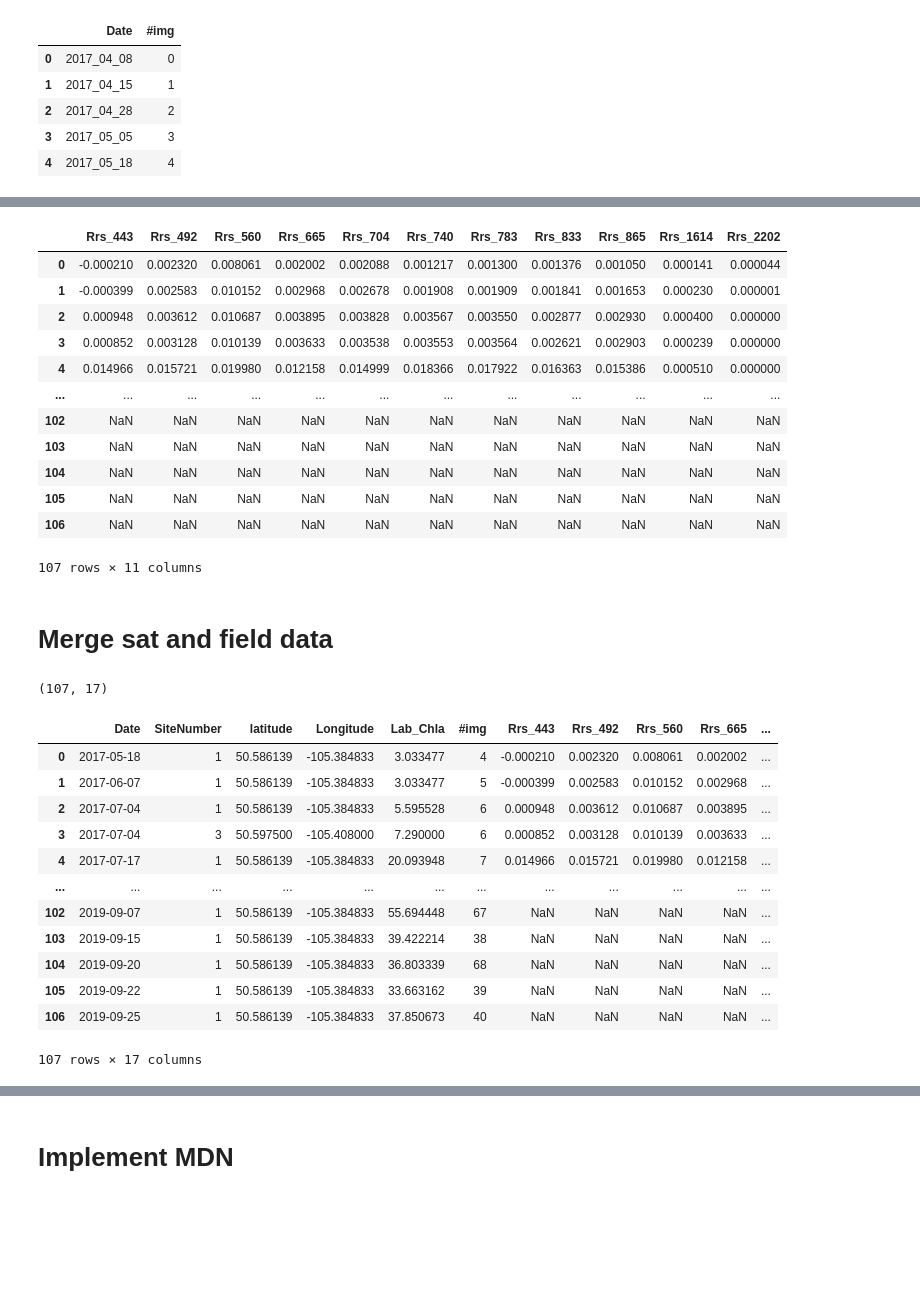
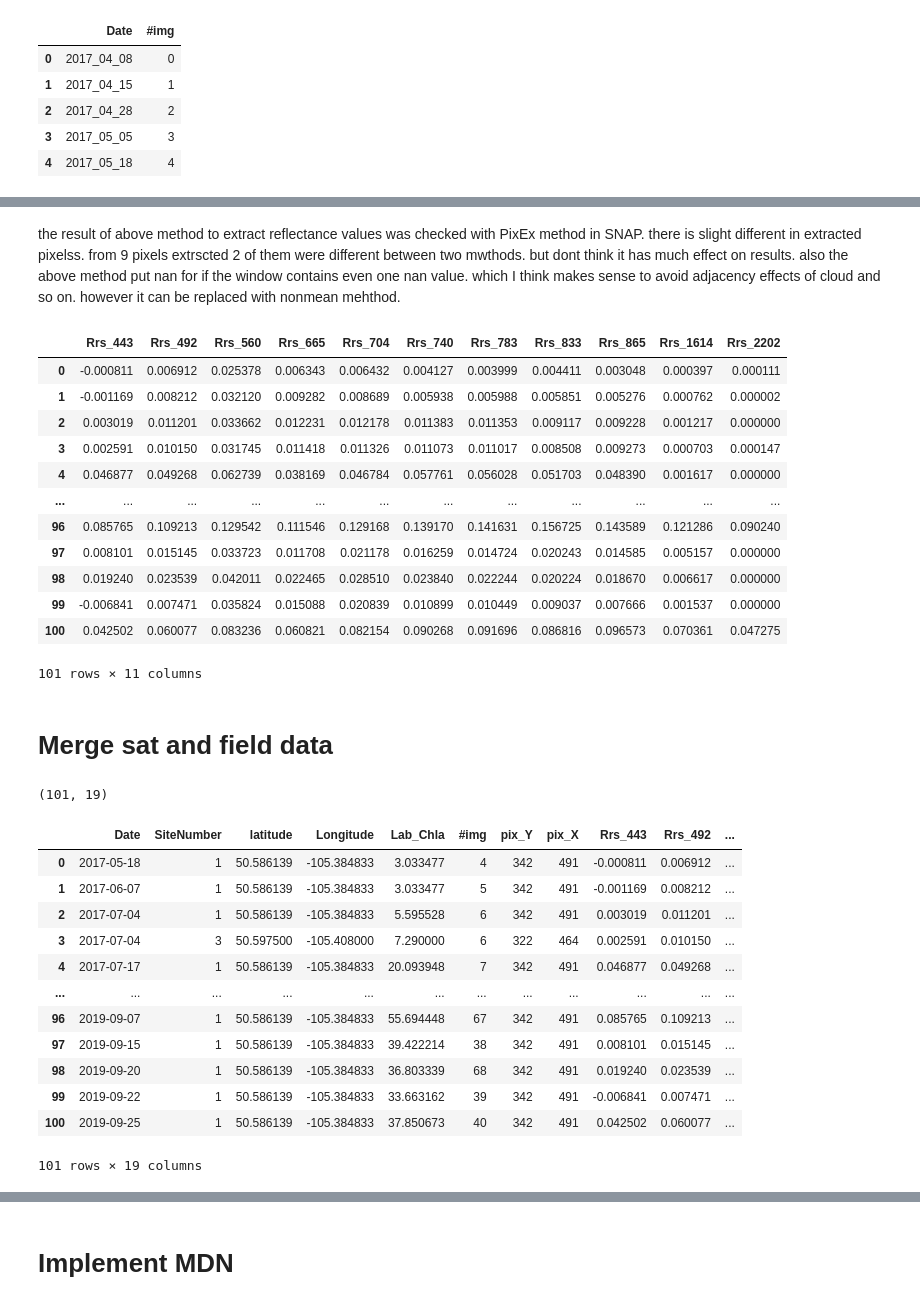
Before and after one commit to AmirM69/BPL_chla_modelling_RSdata, a Jupyter notebook: chla_prediction_SatData.ipynb, the cells around one changed output, grey strips where cells are left out. Drawn from its saved outputs; the diff is of its cells as text; code cells hidden in the pictures; blank space fills up the shorter version.

Commit message:
added all files and modified chla_prediction_SatData

```diff
--- a/chla_prediction_SatData.ipynb
+++ b/chla_prediction_SatData.ipynb
@@ -5,7 +25,7 @@ import numpy as np
 import pandas as pd
 import matplotlib.pyplot as plt
 # %%
-#pd.set_option('display.max_rows' , 500)
+pd.set_option('display.max_rows' ,50)
 # %% [markdown]
 #  field chla data preparation
 # %%
@@ -67,0 +75,4 @@ field_data
+# %%
+# drop the observations containing bottom signal
+field_data = field_data[~(field_data.SecchiDiskDepth >= field_data.BottomDepth)].copy()
+field_data.shape
@@ -121,13 +134,14 @@ dtype: object
 import os, fnmatch
 
 listOfFiles = os.listdir('../Data/S2_img_AC_acolite_2014-2019')
-pattern = "*_L2W.nc"
+pattern = "*_L2R.nc"
 img_list = []
 for entry in listOfFiles:
     if fnmatch.fnmatch(entry, pattern):
             img_list.append(entry)
 
-img_dates = [i[8:18] for i in img_list]
+img_dates = [i[8:18] for i in img_list] #for S2
+#img_dates = [i[7:17] for i in img_list] #for L8
 number_of_images = len(img_list)
 sat_dates = pd.DataFrame(data = img_dates, columns = ['Date'], index = range(0, number_of_images))
 sat_dates['#img'] = range(0, number_of_images)
@@ -163,20 +177,29 @@ merged_data
 # extracting reflectance values of correspond pixels to in-situ data
 from netCDF4 import Dataset
 Ref = [[]*0]*0
+pixel = [[]*0]*0
 for index, row in merged_data.iterrows():
     dataset = Dataset('../Data/S2_img_AC_acolite_2014-2019/' + img_list[merged_data.loc[index]['#img']])
     keys = dataset.variables.keys()
     dataset_1D = {}
     for key in keys:
-        dataset_1D[key] = dataset.variables[key][:].flatten()
+        dataset_1D[key] = dataset.variables[key][:].flatten(order='C')
 
     dist = ((dataset_1D['lon'][:] - row['Longitude']) ** 2 + (dataset_1D['lat'][:] - row['latitude']) ** 2) ** (1/2)
-    idx_mins = dist.argsort()[:6]
+    idx_mins = dist.argsort()[:9]
+    idx_min = idx_mins[1]
+
+    pix_Y = idx_min // dataset.dimensions['x'].size
+    pix_X = idx_min % dataset.dimensions['x'].size
+    pix = [pix_Y, pix_X]
+    pixel.append(pix)
 
     Rrs = []
     for key in keys:
-        if 'Rrs' in key:
+        if 'rhos' in key:   #'Rrs'
             Rrs.append((dataset_1D[key][idx_mins]).mean())
     Ref.append(Rrs)
+# %% [markdown]
+the result of above method to extract reflectance values was checked with PixEx method in SNAP. there is slight different in extracted pixelss. from 9 pixels extrscted 2 of them were different between two mwthods. but dont think it has much effect on results. also the above method put nan for if the window contains even one nan value. which I think makes sense to avoid adjacency effects of cloud and so on. however it can be replaced with nonmean mehthod.
 # %%
 # name of columns to add to dataframe
@@ -187,40 +211,40 @@ sat_ref = pd.DataFrame(data = Ref, columns = added_ref)
 sat_ref
 # %% [output]
 |  | Rrs_443 | Rrs_492 | Rrs_560 | Rrs_665 | Rrs_704 | Rrs_740 | Rrs_783 | Rrs_833 | Rrs_865 | Rrs_1614 | Rrs_2202 |
-| 0 | -0.000210 | 0.002320 | 0.008061 | 0.002002 | 0.002088 | 0.001217 | 0.001300 | 0.001376 | 0.001050 | 0.000141 | 0.000044 |
-| 1 | -0.000399 | 0.002583 | 0.010152 | 0.002968 | 0.002678 | 0.001908 | 0.001909 | 0.001841 | 0.001653 | 0.000230 | 0.000001 |
-| 2 | 0.000948 | 0.003612 | 0.010687 | 0.003895 | 0.003828 | 0.003567 | 0.003550 | 0.002877 | 0.002930 | 0.000400 | 0.000000 |
-| 3 | 0.000852 | 0.003128 | 0.010139 | 0.003633 | 0.003538 | 0.003553 | 0.003564 | 0.002621 | 0.002903 | 0.000239 | 0.000000 |
-| 4 | 0.014966 | 0.015721 | 0.019980 | 0.012158 | 0.014999 | 0.018366 | 0.017922 | 0.016363 | 0.015386 | 0.000510 | 0.000000 |
+| 0 | -0.000811 | 0.006912 | 0.025378 | 0.006343 | 0.006432 | 0.004127 | 0.003999 | 0.004411 | 0.003048 | 0.000397 | 0.000111 |
+| 1 | -0.001169 | 0.008212 | 0.032120 | 0.009282 | 0.008689 | 0.005938 | 0.005988 | 0.005851 | 0.005276 | 0.000762 | 0.000002 |
+| 2 | 0.003019 | 0.011201 | 0.033662 | 0.012231 | 0.012178 | 0.011383 | 0.011353 | 0.009117 | 0.009228 | 0.001217 | 0.000000 |
+| 3 | 0.002591 | 0.010150 | 0.031745 | 0.011418 | 0.011326 | 0.011073 | 0.011017 | 0.008508 | 0.009273 | 0.000703 | 0.000147 |
+| 4 | 0.046877 | 0.049268 | 0.062739 | 0.038169 | 0.046784 | 0.057761 | 0.056028 | 0.051703 | 0.048390 | 0.001617 | 0.000000 |
 | ... | ... | ... | ... | ... | ... | ... | ... | ... | ... | ... | ... |
-| 102 | NaN | NaN | NaN | NaN | NaN | NaN | NaN | NaN | NaN | NaN | NaN |
-| 103 | NaN | NaN | NaN | NaN | NaN | NaN | NaN | NaN | NaN | NaN | NaN |
-| 104 | NaN | NaN | NaN | NaN | NaN | NaN | NaN | NaN | NaN | NaN | NaN |
-| 105 | NaN | NaN | NaN | NaN | NaN | NaN | NaN | NaN | NaN | NaN | NaN |
-| 106 | NaN | NaN | NaN | NaN | NaN | NaN | NaN | NaN | NaN | NaN | NaN |
+| 96 | 0.085765 | 0.109213 | 0.129542 | 0.111546 | 0.129168 | 0.139170 | 0.141631 | 0.156725 | 0.143589 | 0.121286 | 0.090240 |
+| 97 | 0.008101 | 0.015145 | 0.033723 | 0.011708 | 0.021178 | 0.016259 | 0.014724 | 0.020243 | 0.014585 | 0.005157 | 0.000000 |
+| 98 | 0.019240 | 0.023539 | 0.042011 | 0.022465 | 0.028510 | 0.023840 | 0.022244 | 0.020224 | 0.018670 | 0.006617 | 0.000000 |
+| 99 | -0.006841 | 0.007471 | 0.035824 | 0.015088 | 0.020839 | 0.010899 | 0.010449 | 0.009037 | 0.007666 | 0.001537 | 0.000000 |
+| 100 | 0.042502 | 0.060077 | 0.083236 | 0.060821 | 0.082154 | 0.090268 | 0.091696 | 0.086816 | 0.096573 | 0.070361 | 0.047275 |
-107 rows × 11 columns
+101 rows × 11 columns
 # %% [markdown]
 # Merge sat and field data
 # %%
 # concating chla and ref dataframes
-samples = pd.concat([merged_data, sat_ref], axis = 1)
+samples = pd.concat([merged_data, pd.DataFrame(pixel,columns=['pix_Y','pix_X']), sat_ref], axis = 1)
 print(samples.shape)
 samples
 # %% [output]
-(107, 17)
+(101, 19)
-|  | Date | SiteNumber | latitude | Longitude | Lab_Chla | #img | Rrs_443 | Rrs_492 | Rrs_560 | Rrs_665 | ... |
-| 0 | 2017-05-18 | 1 | 50.586139 | -105.384833 | 3.033477 | 4 | -0.000210 | 0.002320 | 0.008061 | 0.002002 | ... |
-| 1 | 2017-06-07 | 1 | 50.586139 | -105.384833 | 3.033477 | 5 | -0.000399 | 0.002583 | 0.010152 | 0.002968 | ... |
-| 2 | 2017-07-04 | 1 | 50.586139 | -105.384833 | 5.595528 | 6 | 0.000948 | 0.003612 | 0.010687 | 0.003895 | ... |
-| 3 | 2017-07-04 | 3 | 50.597500 | -105.408000 | 7.290000 | 6 | 0.000852 | 0.003128 | 0.010139 | 0.003633 | ... |
-| 4 | 2017-07-17 | 1 | 50.586139 | -105.384833 | 20.093948 | 7 | 0.014966 | 0.015721 | 0.019980 | 0.012158 | ... |
+|  | Date | SiteNumber | latitude | Longitude | Lab_Chla | #img | pix_Y | pix_X | Rrs_443 | Rrs_492 | ... |
+| 0 | 2017-05-18 | 1 | 50.586139 | -105.384833 | 3.033477 | 4 | 342 | 491 | -0.000811 | 0.006912 | ... |
+| 1 | 2017-06-07 | 1 | 50.586139 | -105.384833 | 3.033477 | 5 | 342 | 491 | -0.001169 | 0.008212 | ... |
+| 2 | 2017-07-04 | 1 | 50.586139 | -105.384833 | 5.595528 | 6 | 342 | 491 | 0.003019 | 0.011201 | ... |
+| 3 | 2017-07-04 | 3 | 50.597500 | -105.408000 | 7.290000 | 6 | 322 | 464 | 0.002591 | 0.010150 | ... |
+| 4 | 2017-07-17 | 1 | 50.586139 | -105.384833 | 20.093948 | 7 | 342 | 491 | 0.046877 | 0.049268 | ... |
 | ... | ... | ... | ... | ... | ... | ... | ... | ... | ... | ... | ... |
-| 102 | 2019-09-07 | 1 | 50.586139 | -105.384833 | 55.694448 | 67 | NaN | NaN | NaN | NaN | ... |
-| 103 | 2019-09-15 | 1 | 50.586139 | -105.384833 | 39.422214 | 38 | NaN | NaN | NaN | NaN | ... |
-| 104 | 2019-09-20 | 1 | 50.586139 | -105.384833 | 36.803339 | 68 | NaN | NaN | NaN | NaN | ... |
-| 105 | 2019-09-22 | 1 | 50.586139 | -105.384833 | 33.663162 | 39 | NaN | NaN | NaN | NaN | ... |
-| 106 | 2019-09-25 | 1 | 50.586139 | -105.384833 | 37.850673 | 40 | NaN | NaN | NaN | NaN | ... |
+| 96 | 2019-09-07 | 1 | 50.586139 | -105.384833 | 55.694448 | 67 | 342 | 491 | 0.085765 | 0.109213 | ... |
+| 97 | 2019-09-15 | 1 | 50.586139 | -105.384833 | 39.422214 | 38 | 342 | 491 | 0.008101 | 0.015145 | ... |
+| 98 | 2019-09-20 | 1 | 50.586139 | -105.384833 | 36.803339 | 68 | 342 | 491 | 0.019240 | 0.023539 | ... |
+| 99 | 2019-09-22 | 1 | 50.586139 | -105.384833 | 33.663162 | 39 | 342 | 491 | -0.006841 | 0.007471 | ... |
+| 100 | 2019-09-25 | 1 | 50.586139 | -105.384833 | 37.850673 | 40 | 342 | 491 | 0.042502 | 0.060077 | ... |
-107 rows × 17 columns
+101 rows × 19 columns
 # %%
 #drop missing values in ref
 samples.dropna(axis=0, inplace=True)
```
Also changed, not shown: parts of 36 cells of this notebook, 18 other files.
